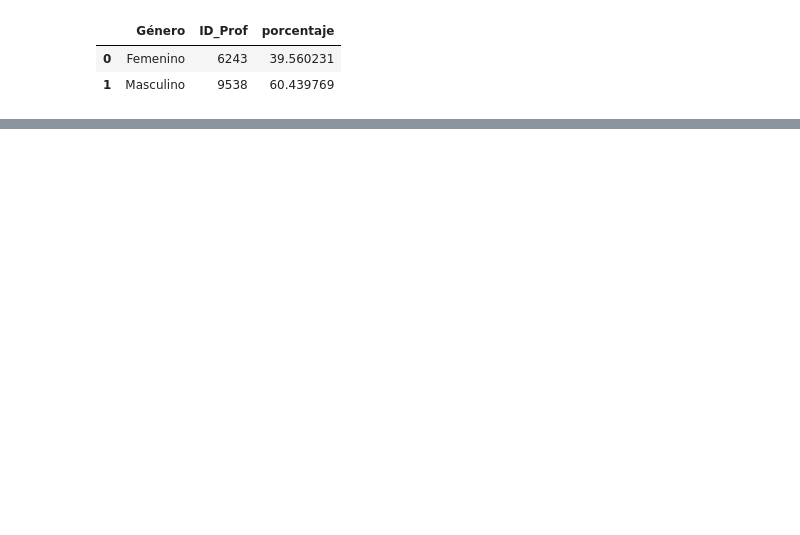
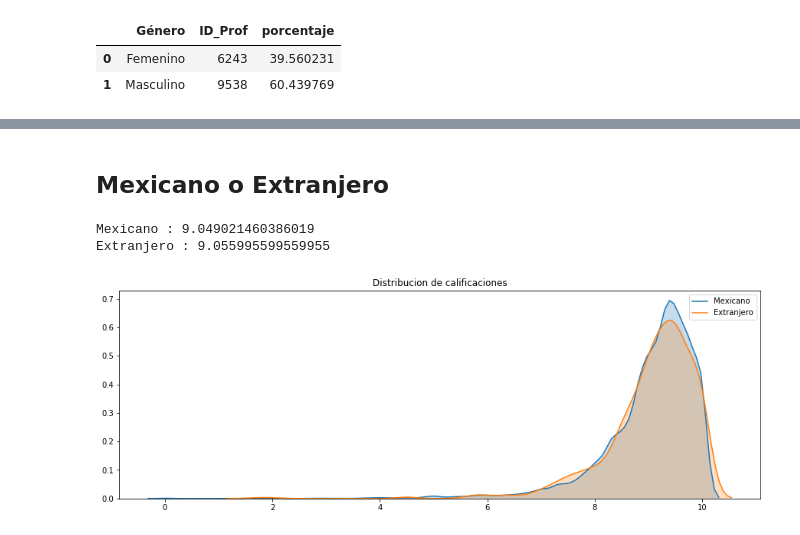
Before and after one commit to luissedas/da-project, a Jupyter notebook: Data Analytics - Final Project.ipynb, the cells around one changed output, grey strips where cells are left out. Drawn from its saved outputs; the diff is of its cells as text; code cells hidden in the pictures; blank space fills up the shorter version.

```diff
--- a/Data Analytics - Final Project.ipynb
+++ b/Data Analytics - Final Project.ipynb
@@ -83,0 +228,17 @@ data[c1&c2].drop(['Campus','División','Crn','ID_Prof','Rectoría del Campus','E
+# %% [markdown]
+## Mexicano o Extranjero
+# %%
+fig, ax = plt.subplots(figsize=(15,5))
+ax.grid(False)
+
+for index,value in enumerate(data['mxn_sn'].unique()):
+    sns.kdeplot( data[data['mxn_sn']==value]['calif'].dropna(), label=value,shade = True)
+    print(value,':', data[data['mxn_sn']==value]['calif'].dropna().mean())
+
+plt.title('Distribucion de calificaciones')
+plt.legend()
+plt.show()
+# %% [output]
+Mexicano : 9.049021460386019
+Extranjero : 9.055995599559955
+[figure, added]
```
Also changed, not shown: parts of 30 cells of this notebook.
